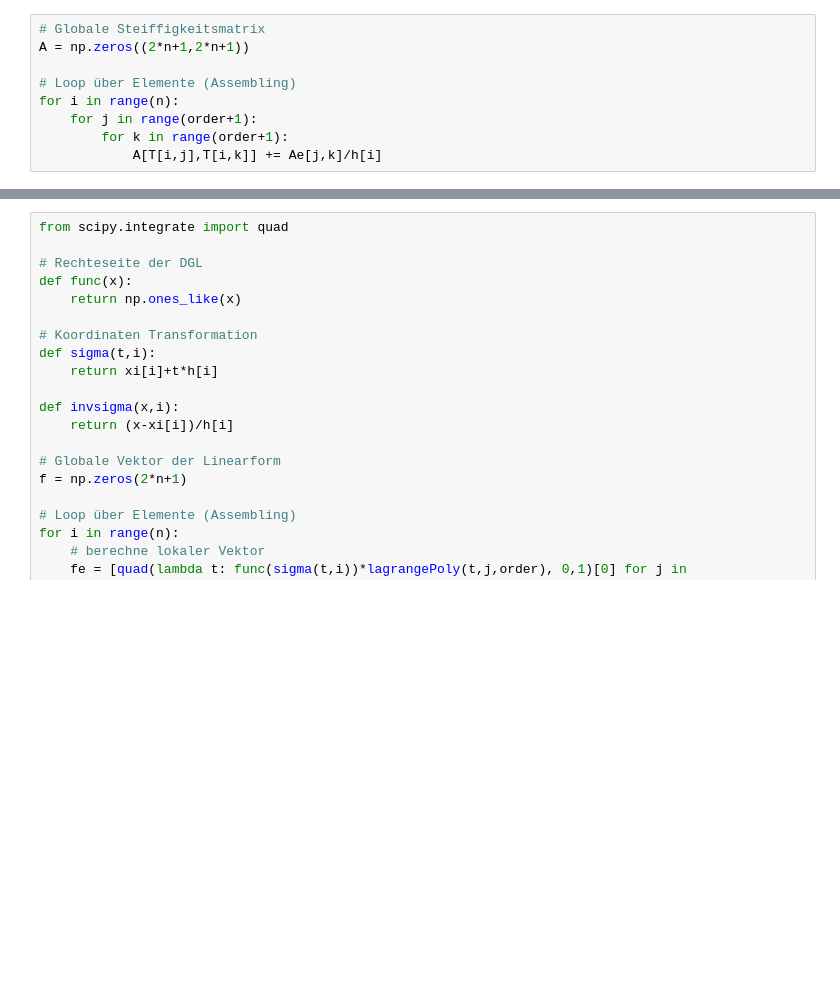
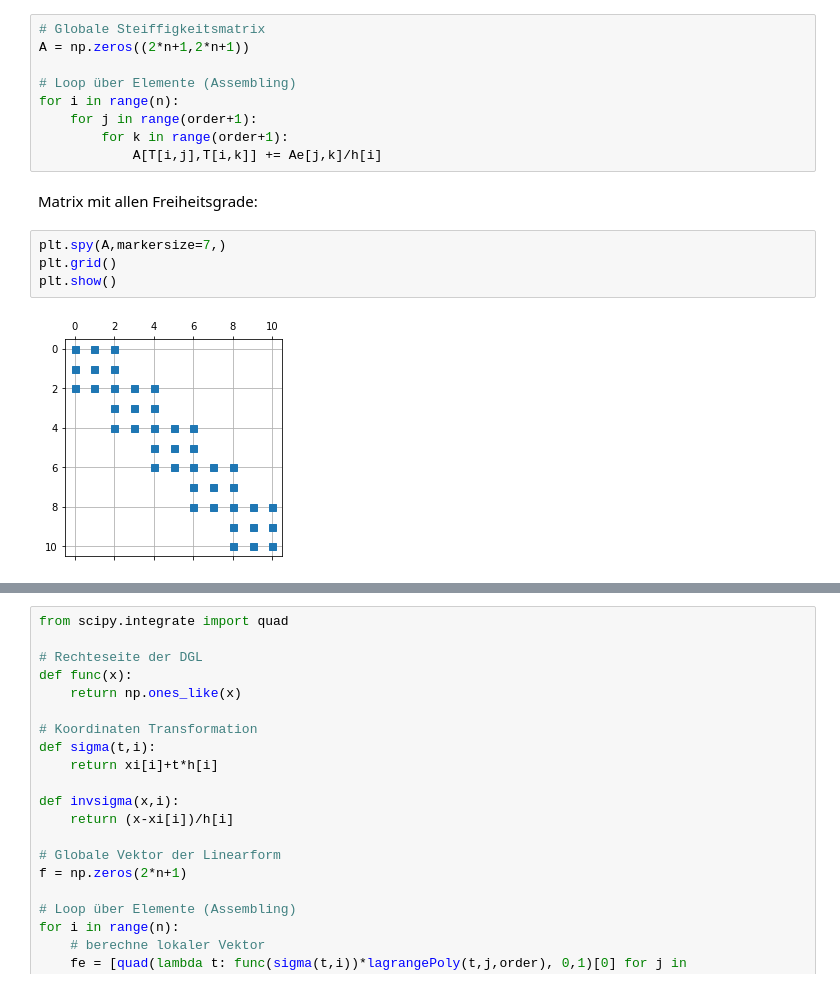
Before and after one commit to omerasipi/HanaScriptos, a Jupyter notebook: NumerikPDE/FEM1D_Assembling_HighOrder.ipynb, the cells around one changed output, grey strips where cells are left out. Drawn from its saved outputs; the diff is of its cells as text; blank space fills up the shorter version.

```diff
--- a/NumerikPDE/FEM1D_Assembling_HighOrder.ipynb
+++ b/NumerikPDE/FEM1D_Assembling_HighOrder.ipynb
@@ -128,3 +179,11 @@ for i in range(n):
     for j in range(order+1):
         for k in range(order+1):
             A[T[i,j],T[i,k]] += Ae[j,k]/h[i]
+# %% [markdown]
+Matrix mit allen Freiheitsgrade:
+# %%
+plt.spy(A,markersize=7,)
+plt.grid()
+plt.show()
+# %% [output]
+[figure, added]
```
Also changed, not shown: parts of 48 cells of this notebook, 10 other files.
